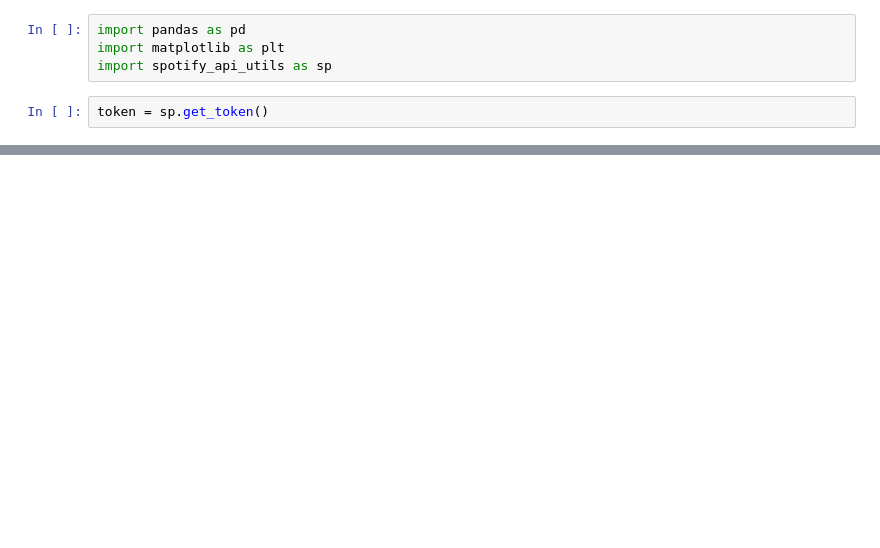
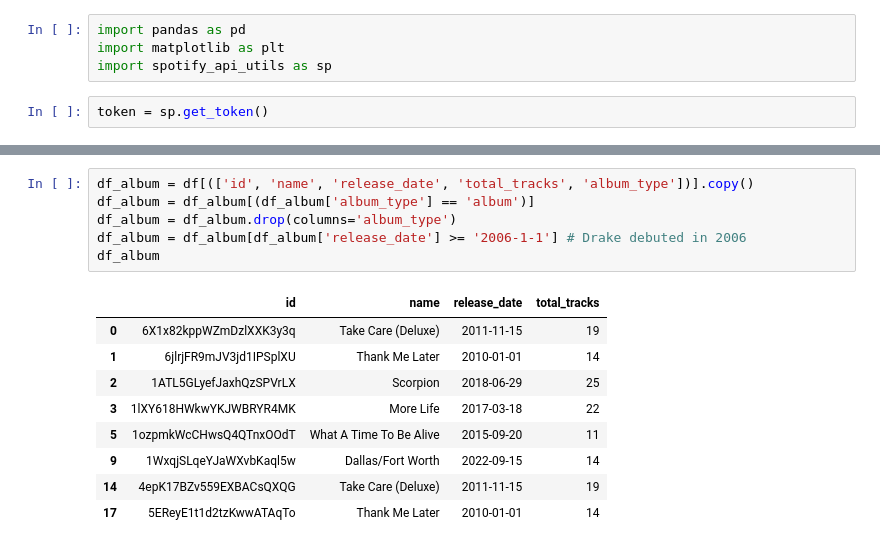
Before and after one commit to schao021/Spotify_Analysis, a Jupyter notebook: spotify_analysis.ipynb, the cells around one changed output, grey strips where cells are left out. Drawn from its saved outputs; the diff is of its cells as text; blank space fills up the shorter version.

```diff
--- a/spotify_analysis.ipynb
+++ b/spotify_analysis.ipynb
@@ -7 +34,17 @@ token = sp.get_token()
+# %%
+df_album = df[(['id', 'name', 'release_date', 'total_tracks', 'album_type'])].copy()
+df_album = df_album[(df_album['album_type'] == 'album')]
+df_album = df_album.drop(columns='album_type')
+df_album = df_album[df_album['release_date'] >= '2006-1-1'] # Drake debuted in 2006
+df_album
+# %% [output]
+|  | id | name | release_date | total_tracks |
+| 0 | 6X1x82kppWZmDzlXXK3y3q | Take Care (Deluxe) | 2011-11-15 | 19 |
+| 1 | 6jlrjFR9mJV3jd1IPSplXU | Thank Me Later | 2010-01-01 | 14 |
+| 2 | 1ATL5GLyefJaxhQzSPVrLX | Scorpion | 2018-06-29 | 25 |
+| 3 | 1lXY618HWkwYKJWBRYR4MK | More Life | 2017-03-18 | 22 |
+| 5 | 1ozpmkWcCHwsQ4QTnxOOdT | What A Time To Be Alive | 2015-09-20 | 11 |
+| 9 | 1WxqjSLqeYJaWXvbKaql5w | Dallas/Fort Worth | 2022-09-15 | 14 |
+| 14 | 4epK17BZv559EXBACsQXQG | Take Care (Deluxe) | 2011-11-15 | 19 |
+| 17 | 5EReyE1t1d2tzKwwATAqTo | Thank Me Later | 2010-01-01 | 14 |
 # %%
```
Also changed, not shown: parts of 4 cells of this notebook, 1 other file.
